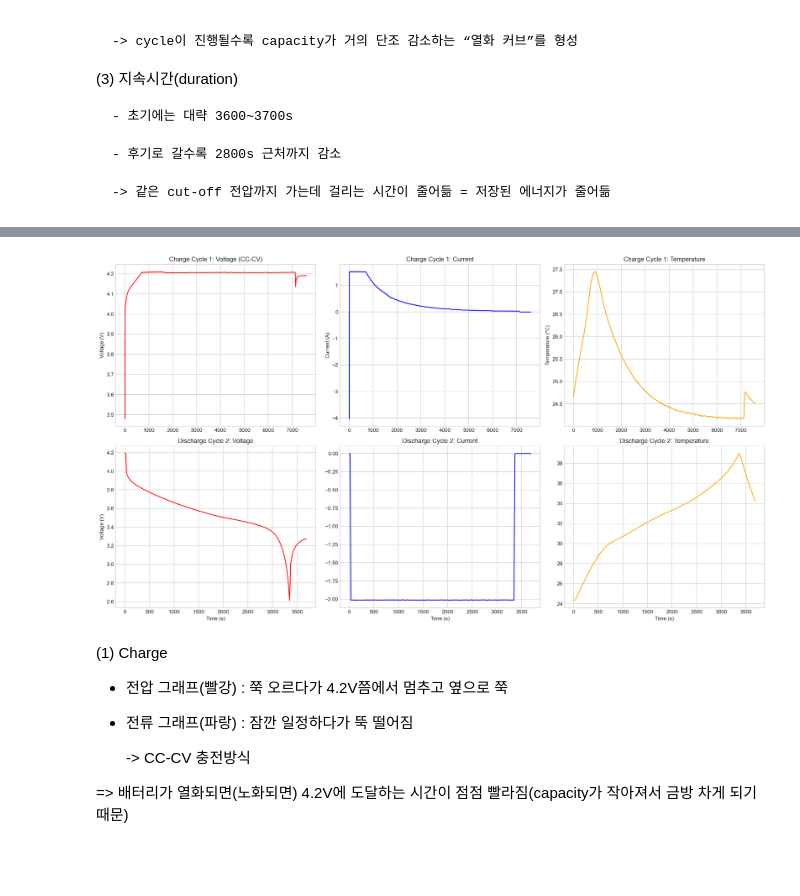
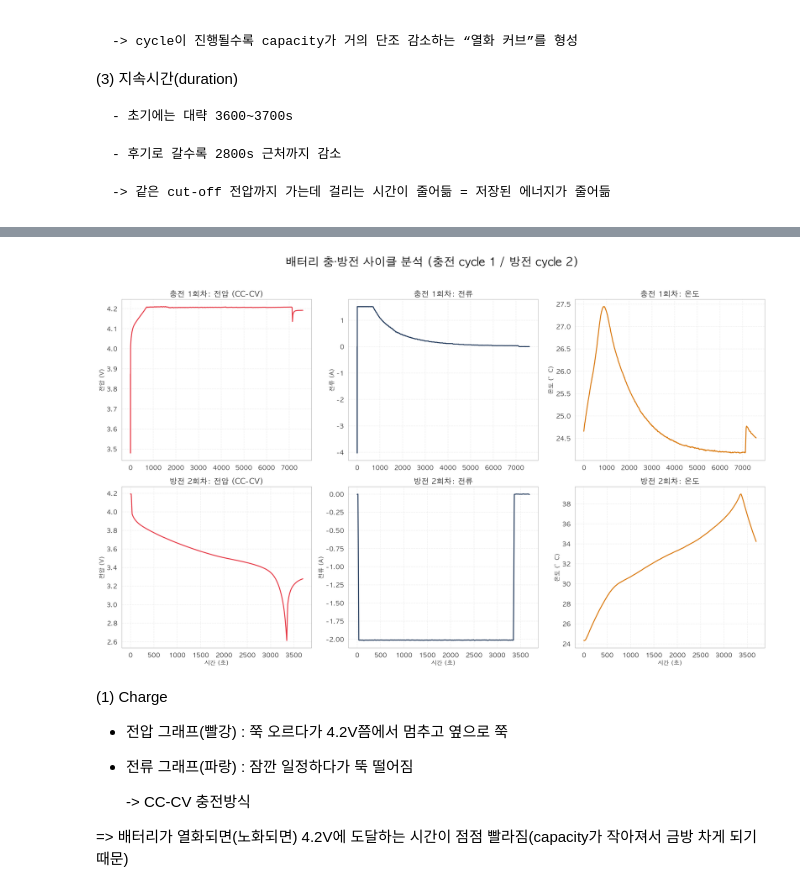
Before and after one commit to kk082911/project, a Jupyter notebook: basic analysis.ipynb, the cells around one changed output, grey strips where cells are left out. Saved outputs shown, nothing was run; the diff lists cells and outputs as text; code cells hidden in the pictures; blank space fills up the shorter version.

```diff
--- a/basic analysis.ipynb
+++ b/basic analysis.ipynb
@@ -20,6 +48,11 @@ imp_path = "/Users/kkkg0829/Desktop/project/data set/B0005_impedance.csv"
 charge = pd.read_csv(charge_path)
 discharge = pd.read_csv(discharge_path)
 imp = pd.read_csv(imp_path)
+
+# 실제 사이클 = real_cycle
+charge['real_cycle'] = (charge['cycle_idx'] + 1) //2
+discharge['real_cycle'] = (discharge['cycle_idx'] + 1) //2
+imp['real_cycle'] = (imp['cycle_idx'] + 1) //2
 # %% [markdown]
 ### Charge 데이터
 # %%
@@ -379,50 +605,77 @@ cycle_stats.describe()
 # %%
 def plot_cycle(charge, discharge, charge_cycle, discharge_cycle):
     ch = charge[charge['cycle_idx'] == charge_cycle]
     dch = discharge[discharge['cycle_idx'] == discharge_cycle]
 
-    fig, axes = plt.subplots(2, 3, figsize=(18, 10))
+    sns.set_style("white")
+    sns.set_context("notebook", font_scale=1.2)
+
+    # 맥 세팅
+    plt.rcParams['font.family'] = 'AppleGothic'
+    plt.rcParams['axes.unicode_minus'] = False
+
+    fig, axes = plt.subplots(2, 3, figsize=(20, 12))
+
+    fig.suptitle(f'배터리 충·방전 사이클 분석 (충전 cycle {charge_cycle} / 방전 cycle {discharge_cycle})',
+                 fontsize=24, fontweight='extra bold', color = 'black', y=1.02)
+
+    col_vol = '#E63946'
+    col_cur = '#1D3557'
+    col_temp = '#D97706'
 
     # === 충전 (Charge) 그래프 ===
     # 전압 (Voltage)
-    axes[0, 0].plot(ch['Time'], ch['Voltage_measured'], color='red')
-    axes[0, 0].set_title(f'Charge Cycle {charge_cycle}: Voltage (CC-CV)')
-    axes[0, 0].set_ylabel('Voltage (V)')
+    axes[0, 0].plot(ch['Time'], ch['Voltage_measured'], color=col_vol, linewidth=2)
+    axes[0, 0].set_title(f'충전 {charge_cycle}회차: 전압 (CC-CV)', fontsize=16, fontweight='extra bold')
+    axes[0, 0].set_ylabel('전압 (V)', fontsize=12, fontweight='bold')
+    axes[0, 0].grid(True, linestyle='--', alpha=0.3)
 
     # 전류 (Current)
-    axes[0, 1].plot(ch['Time'], ch['Current_measured'], color='blue')
-    axes[0, 1].set_title(f'Charge Cycle {charge_cycle}: Current')
-    axes[0, 1].set_ylabel('Current (A)')
+    axes[0, 1].plot(ch['Time'], ch['Current_measured'], color=col_cur, linewidth=2)
+    axes[0, 1].set_title(f'충전 {charge_cycle}회차: 전류', fontsize=16, fontweight='extra bold')
+    axes[0, 1].set_ylabel('전류 (A)', fontsize=12)
+    axes[0, 1].grid(True, linestyle='--', alpha=0.3)
 
     # 온도 (Temperature)
-    axes[0, 2].plot(ch['Time'], ch['Temperature_measured'], color='orange')
-    axes[0, 2].set_title(f'Charge Cycle {charge_cycle}: Temperature')
-    axes[0, 2].set_ylabel('Temperature (°C)')
+    axes[0, 2].plot(ch['Time'], ch['Temperature_measured'], color=col_temp, linewidth=2)
+    axes[0, 2].set_title(f'충전 {charge_cycle}회차: 온도', fontsize=16, fontweight='extra bold')
+    axes[0, 2].set_ylabel('온도 (°C)', fontsize=12)
+    axes[0, 2].grid(True, linestyle='--', alpha=0.3)
 
     # === 방전 (Discharge) 그래프 ===
     # 전압 (Voltage)
-    axes[1, 0].plot(dch['Time'], dch['Voltage_measured'], color='red')
-    axes[1, 0].set_title(f'Discharge Cycle {discharge_cycle}: Voltage')
-    axes[1, 0].set_ylabel('Voltage (V)')
-    axes[1, 0].set_xlabel('Time (s)')
+    axes[1, 0].plot(dch['Time'], dch['Voltage_measured'], color=col_vol, linewidth=2)
+    axes[1, 0].set_title(f'방전 {discharge_cycle}회차: 전압 (CC-CV)', fontsize=16, fontweight='extra bold')
+    axes[1, 0].set_ylabel('전압 (V)', fontsize=12)
+    axes[1, 0].set_xlabel('시간 (초)', fontsize=12)
+    axes[1, 0].grid(True, linestyle='--', alpha=0.3)
 
     # 전류 (Current)
-    axes[1, 1].plot(dch['Time'], dch['Current_measured'], color='blue')
-    axes[1, 1].set_title(f'Discharge Cycle {discharge_cycle}: Current')
-    axes[1, 1].set_xlabel('Time (s)')
+    axes[1, 1].plot(dch['Time'], dch['Current_measured'], color=col_cur, linewidth=2)
+    axes[1, 1].set_title(f'방전 {discharge_cycle}회차: 전류', fontsize=16, fontweight='extra bold')
+    axes[1, 1].set_ylabel('전류 (A)', fontsize=12)
+    axes[1, 1].set_xlabel('시간 (초)', fontsize=12)
+    axes[1, 1].grid(True, linestyle='--', alpha=0.3)
+    # 6. 온도 (Temperature)
+    axes[1, 2].plot(dch['Time'], dch['Temperature_measured'], color=col_temp, linewidth=2)
+    axes[1, 2].set_title(f'방전 {discharge_cycle}회차: 온도', fontsize=16, fontweight='extra bold')
+    axes[1, 2].set_ylabel('온도 (°C)', fontsize=12)
+    axes[1, 2].set_xlabel('시간 (초)', fontsize=12)
+    axes[1, 2].grid(True, linestyle='--', alpha=0.3)
 
-    # 6. 온도 (Temperature)
-    axes[1, 2].plot(dch['Time'], dch['Temperature_measured'], color='orange')
-    axes[1, 2].set_title(f'Discharge Cycle {discharge_cycle}: Temperature')
-    axes[1, 2].set_xlabel('Time (s)')
+    for ax in axes.flatten():
+        for spine in ax.spines.values():
+            spine.set_linewidth(0.5)
+            spine.set_color('gray')
+    plt.tight_layout()
+    plt.show()
 
-    plt.tight_layout()
-    plt.show
+
 
 # 함수 실행 (충전 1, 방전 2)
 plot_cycle(charge, discharge, 1, 2)
 # %% [output]
-[figure, old version]
+[figure, new version]
 # %% [markdown]
 (1) Charge
 
```
Also changed, not shown: parts of 23 cells of this notebook, 1 other file.
